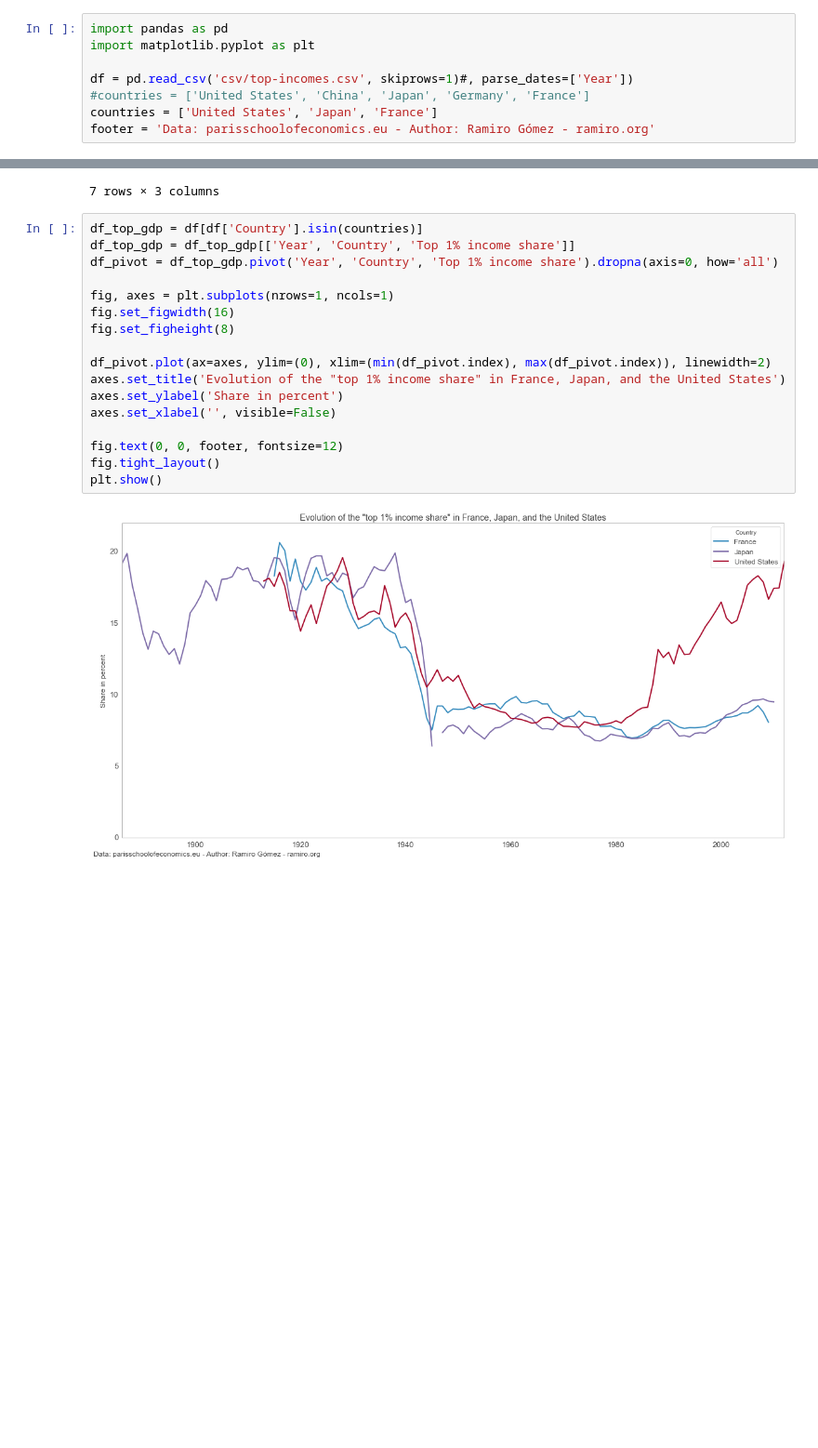
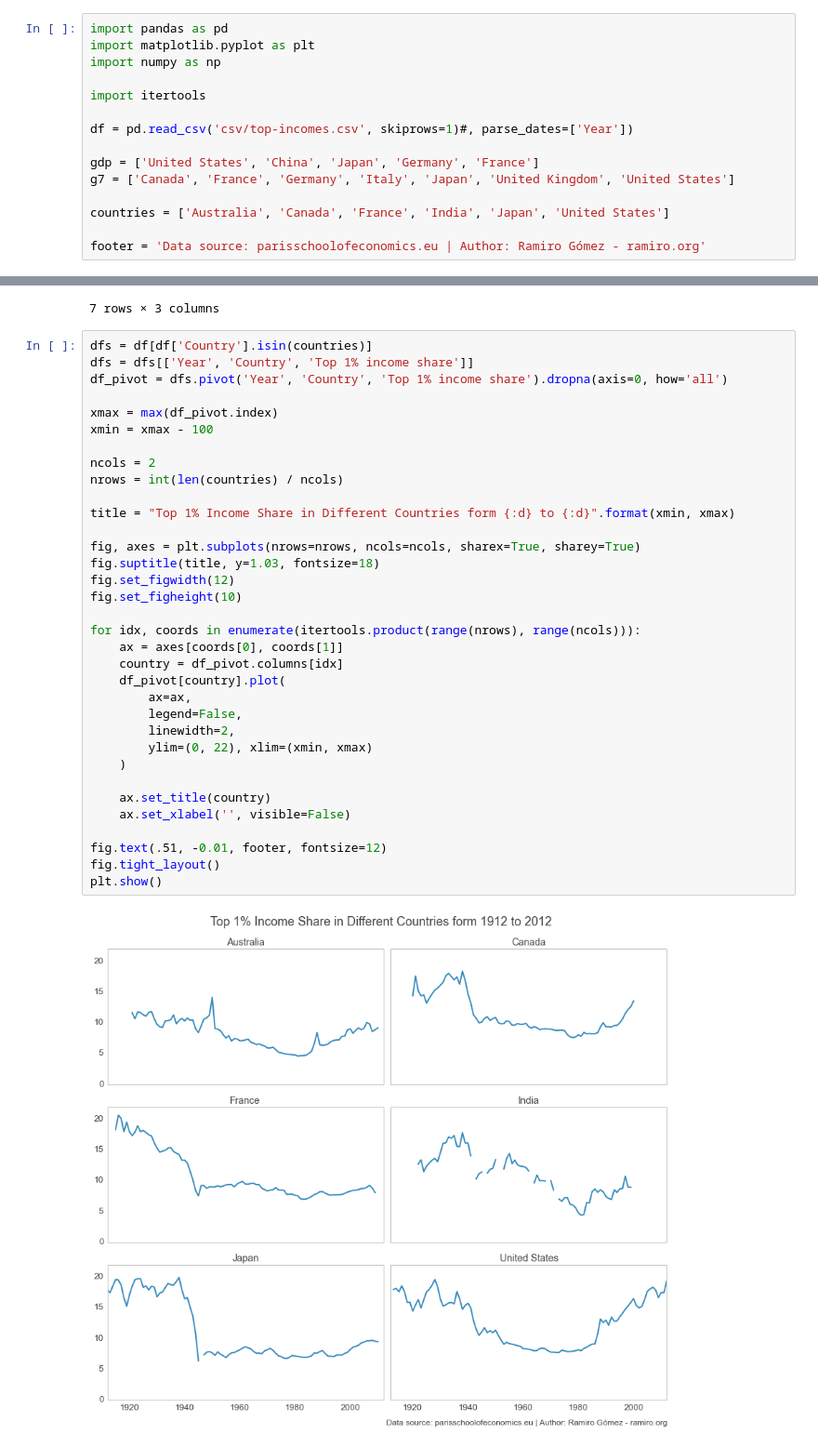
Before and after one commit to yaph/ipython-notebooks, a Jupyter notebook: Top Incomes.ipynb, the cells around one changed output, grey strips where cells are left out. Shown at 93% size. Cells and saved outputs as stored; diff of their text form; blank space fills up the shorter version.

Commit message:
top income small multiples

```diff
--- a/Top Incomes.ipynb
+++ b/Top Incomes.ipynb
@@ -8,11 +9,18 @@ Look at top income of different countries.
 # %%
 import pandas as pd
 import matplotlib.pyplot as plt
+import numpy as np
+
+import itertools
 
 df = pd.read_csv('csv/top-incomes.csv', skiprows=1)#, parse_dates=['Year'])
-#countries = ['United States', 'China', 'Japan', 'Germany', 'France']
-countries = ['United States', 'Japan', 'France']
-footer = 'Data: parisschoolofeconomics.eu - Author: Ramiro Gómez - ramiro.org'
+
+gdp = ['United States', 'China', 'Japan', 'Germany', 'France']
+g7 = ['Canada', 'France', 'Germany', 'Italy', 'Japan', 'United Kingdom', 'United States']
+
+countries = ['Australia', 'Canada', 'France', 'India', 'Japan', 'United States']
+
+footer = 'Data source: parisschoolofeconomics.eu | Author: Ramiro Gómez - ramiro.org'
 # %% [markdown]
 Show most recent data
 # %%
@@ -44,21 +52,38 @@ df_top[df_top['Year'] == 2011].sort(columns=['Top 1% income share'], ascending=F
 | 1418 | Netherlands | 2011 | 6.33 |
 7 rows × 3 columns
 # %%
-df_top_gdp = df[df['Country'].isin(countries)]
-df_top_gdp = df_top_gdp[['Year', 'Country', 'Top 1% income share']]
-df_pivot = df_top_gdp.pivot('Year', 'Country', 'Top 1% income share').dropna(axis=0, how='all')
+dfs = df[df['Country'].isin(countries)]
+dfs = dfs[['Year', 'Country', 'Top 1% income share']]
+df_pivot = dfs.pivot('Year', 'Country', 'Top 1% income share').dropna(axis=0, how='all')
 
-fig, axes = plt.subplots(nrows=1, ncols=1)
-fig.set_figwidth(16)
-fig.set_figheight(8)
+xmax = max(df_pivot.index)
+xmin = xmax - 100
 
-df_pivot.plot(ax=axes, ylim=(0), xlim=(min(df_pivot.index), max(df_pivot.index)), linewidth=2)
-axes.set_title('Evolution of the "top 1% income share" in France, Japan, and the United States')
-axes.set_ylabel('Share in percent')
-axes.set_xlabel('', visible=False)
+ncols = 2
+nrows = int(len(countries) / ncols)
 
-fig.text(0, 0, footer, fontsize=12)
+title = "Top 1% Income Share in Different Countries form {:d} to {:d}".format(xmin, xmax)
+
+fig, axes = plt.subplots(nrows=nrows, ncols=ncols, sharex=True, sharey=True)
+fig.suptitle(title, y=1.03, fontsize=18)
+fig.set_figwidth(12)
+fig.set_figheight(10)
+
+for idx, coords in enumerate(itertools.product(range(nrows), range(ncols))):
+    ax = axes[coords[0], coords[1]]
+    country = df_pivot.columns[idx]
+    df_pivot[country].plot(
+        ax=ax,
+        legend=False,
+        linewidth=2,
+        ylim=(0, 22), xlim=(xmin, xmax)
+    )
+
+    ax.set_title(country)
+    ax.set_xlabel('', visible=False)
+
+fig.text(.51, -0.01, footer, fontsize=12)
 fig.tight_layout()
 plt.show()
 # %% [output]
-[figure, old version]
+[figure, new version]
```
Also changed, not shown: parts of 1 cell of this notebook, 1 other file.
